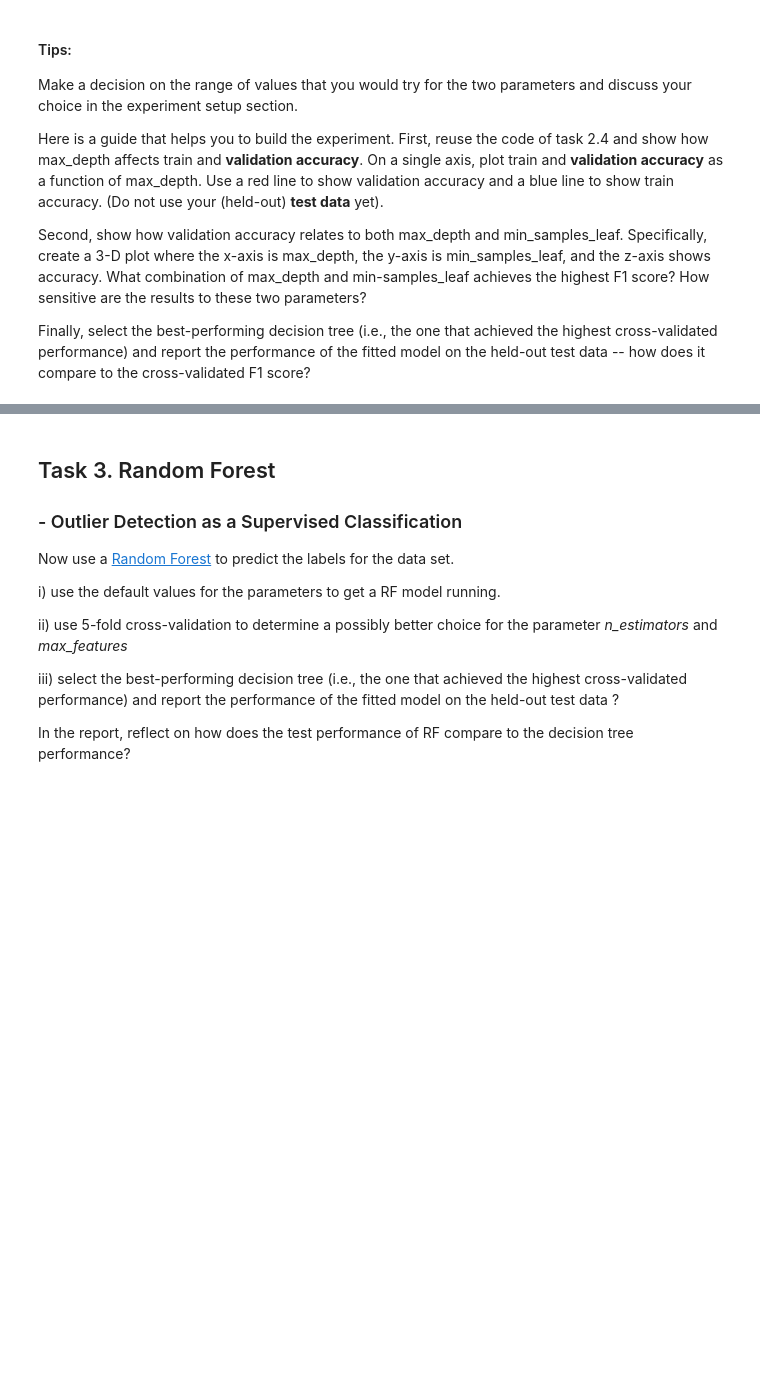
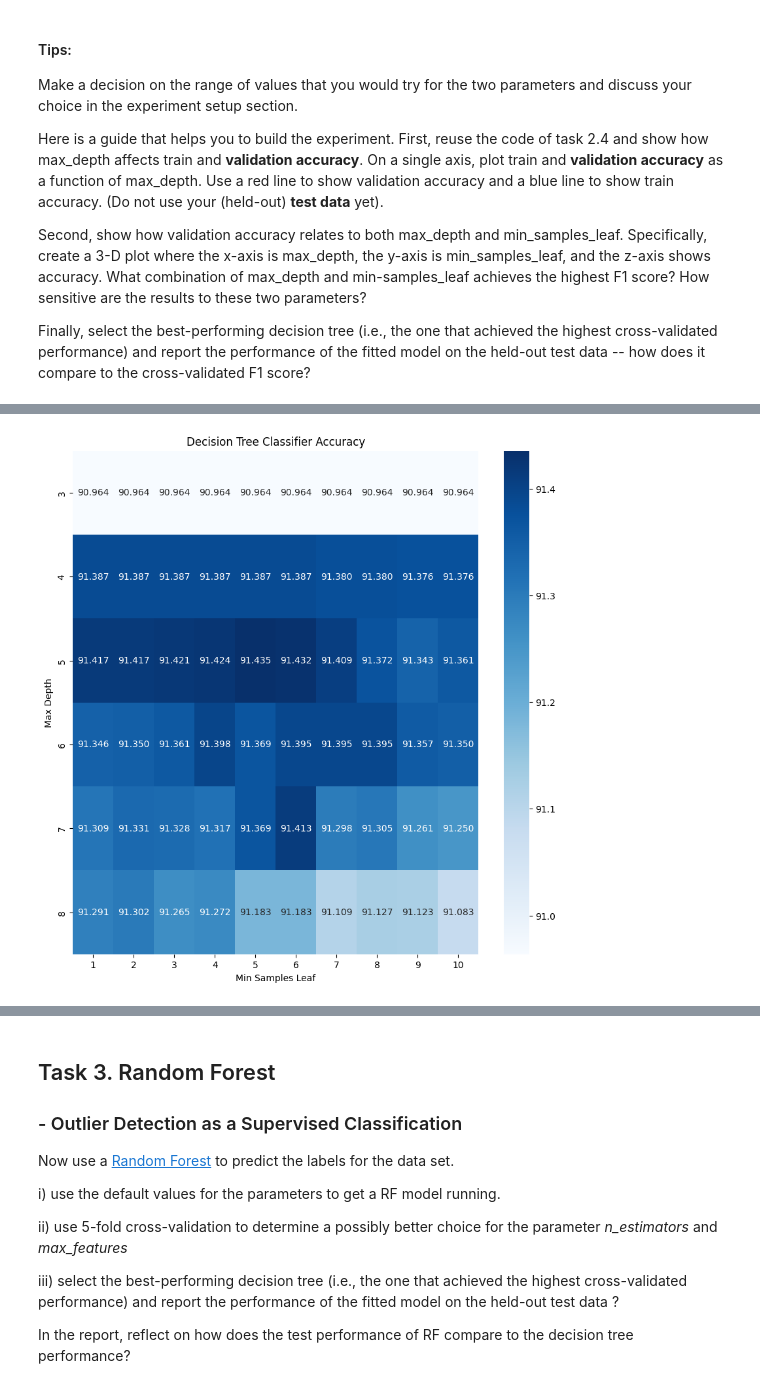
Before and after one commit to MacSuperior/APML, a Jupyter notebook: Jesse-Assignment-1.ipynb, the cells around one changed output, grey strips where cells are left out. Saved outputs shown, nothing was run; the diff lists cells and outputs as text; code cells hidden in the pictures; blank space fills up the shorter version.

```diff
--- a/Jesse-Assignment-1.ipynb
+++ b/Jesse-Assignment-1.ipynb
@@ -492 +425,15 @@ kf = KFold(n_splits=5, shuffle=True, random_state=0)
+# %%
+# INITIATE SCORING METRICS FOR ALL CLASSIFIERS #
+from sklearn.metrics import make_scorer, f1_score
+
+# Create scoring metrics and set zero_division parameter to 1 to avoid division by zero errors
+precision_scorer = make_scorer(precision_score, zero_division=1)
+recall_scorer = make_scorer(recall_score, zero_division=1)
+f1_scorer = make_scorer(f1_score, zero_division=1)
+
+# Create scoring dictionary for GridSearchCV
+scoring_dict = {'accuracy': 'accuracy', 'precision': precision_scorer, 'recall': recall_scorer, 'f1_score': f1_scorer}
+
+# Declare refit scoring metric for the GridSearchCV object
+refit_score = 'accuracy'
 # %%
@@ -613,0 +462,3 @@ KeyError: 'f1'
+# %%
+# Fit the unoptimized decision tree classifier
+dtc_unoptimized.fit(X_train, y_train)
@@ -613,0 +467,3 @@ KeyError: 'f1'
+# %%
+# Fit the grid search to the data
+dtc_optimized.fit(X_train, y_train)
@@ -613,0 +480,24 @@ KeyError: 'f1'
+# %%
+# TODO: create 2D (or 3D) plot that shows how the selected parameters affect the performance.
+import seaborn as sns
+import matplotlib.pyplot as plt
+
+# Create a dataframe from the grid search results
+dtc_results = pd.DataFrame(dtc_optimized.cv_results_)
+dtc_results = dtc_results.sort_values(by=['param_max_depth', 'param_min_samples_leaf'])
+
+# Multiply all values in the 'mean_test_accuracy' column by 100
+dtc_results['mean_test_accuracy'] = dtc_results['mean_test_accuracy'] * 100
+
+# Create a pivot table from the dataframe
+dtc_pivot_table = dtc_results.pivot(index='param_max_depth', columns='param_min_samples_leaf', values='mean_test_accuracy')
+
+# Create a heatmap from the pivot table
+fig, ax = plt.subplots(figsize=(10, 10))
+sns.heatmap(dtc_pivot_table, annot=True, fmt='.3f', cmap='Blues', ax=ax)
+ax.set_title('Decision Tree Classifier Accuracy')
+ax.set_xlabel('Min Samples Leaf')
+ax.set_ylabel('Max Depth')
+plt.show()
+# %% [output]
+[figure, added]
```
Also changed, not shown: parts of 27 cells of this notebook.
